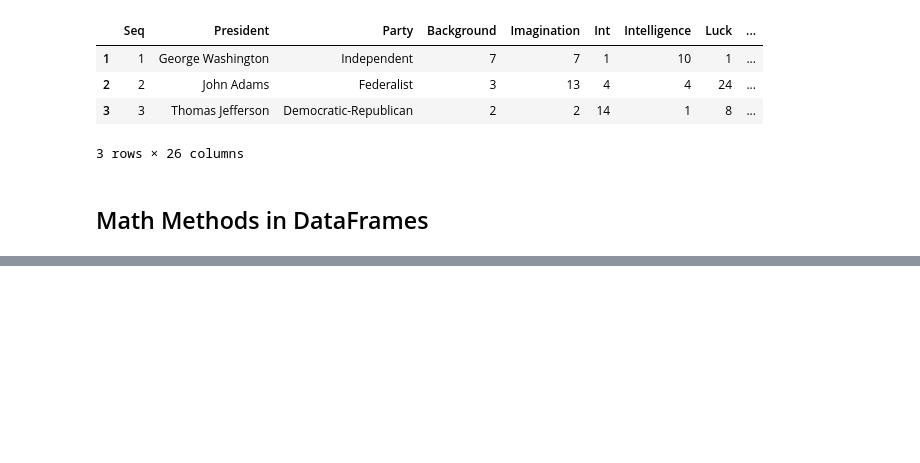
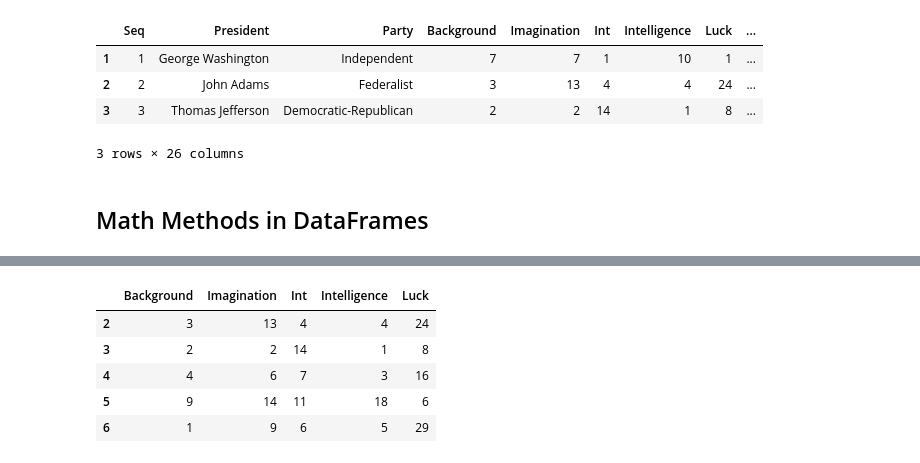
Before and after one commit to matovu-ronald/effective-pandas-for-data-manipulation, a Jupyter notebook: pandas-dataframes.ipynb, the cells around one changed output, grey strips where cells are left out. Saved outputs shown, nothing was run; the diff lists cells and outputs as text; code cells hidden in the pictures; blank space fills up the shorter version.

```diff
--- a/pandas-dataframes.ipynb
+++ b/pandas-dataframes.ipynb
@@ -298,0 +336,9 @@ pres.head(3)
+# %%
+s2
+# %% [output]
+|  | Background | Imagination | Int | Intelligence | Luck |
+| 2 | 3 | 13 | 4 | 4 | 24 |
+| 3 | 2 | 2 | 14 | 1 | 8 |
+| 4 | 4 | 6 | 7 | 3 | 16 |
+| 5 | 9 | 14 | 11 | 18 | 6 |
+| 6 | 1 | 9 | 6 | 5 | 29 |
```
Also changed, not shown: parts of 7 cells of this notebook.
